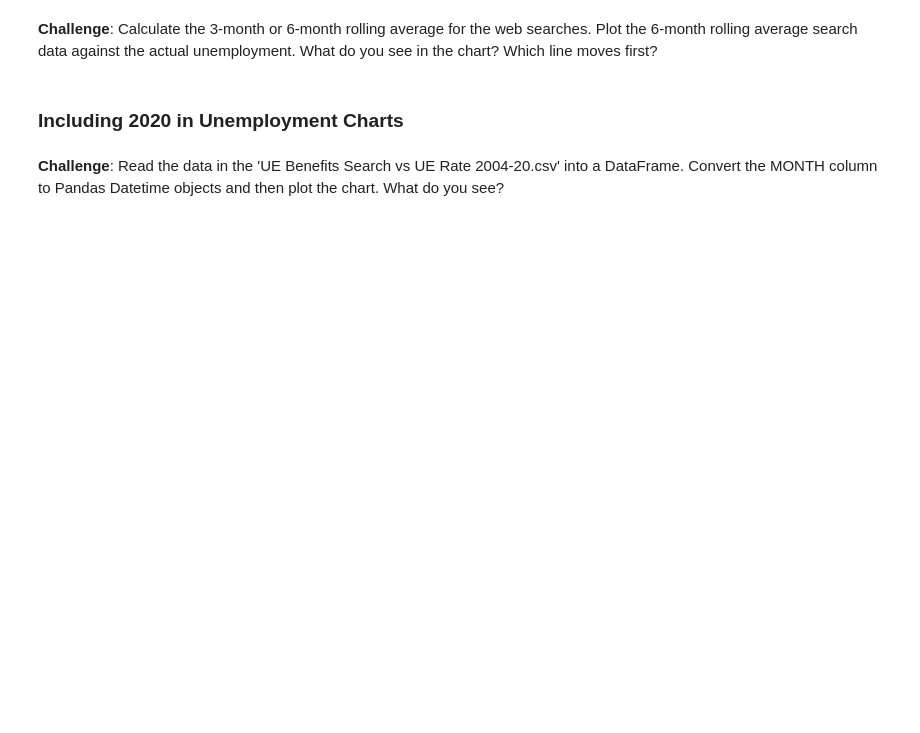
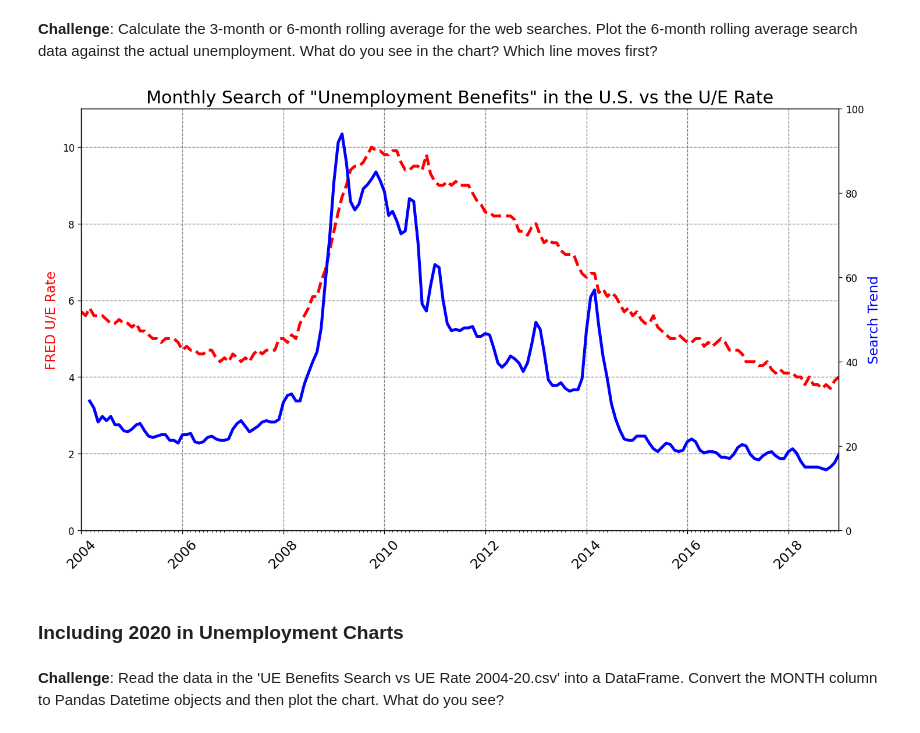
Before and after one commit to WilliamSpanfelner/day-74-visualise-time-series, a Jupyter notebook: day_74_Google_Trends_and_Data_Visualisation.ipynb, the cells around one changed output. Drawn from its saved outputs; the diff is of its cells as text; code cells hidden in the pictures; blank space fills up the shorter version.

```diff
--- a/day_74_Google_Trends_and_Data_Visualisation.ipynb
+++ b/day_74_Google_Trends_and_Data_Visualisation.ipynb
@@ -483,5 +567,35 @@ How to add tick formatting for dates on the x-axis.
 # %% [markdown]
 **Challenge**: Calculate the 3-month or 6-month rolling average for the web searches. Plot the 6-month rolling average search data against the actual unemployment. What do you see in the chart? Which line moves first?
+# %%
+rolling_df = df_unemployment.rolling(window=3).mean()
+
+plt.figure(figsize=(14,8), dpi=120)
+plt.title('Monthly Search of "Unemployment Benefits" in the U.S. vs the U/E Rate', fontsize=18)
+plt.xticks(fontsize=14, rotation=45)
+
+ax1 = plt.gca()
+ax2 = ax1.twinx()
+
+ax1.xaxis.set_major_locator(years)
+ax1.xaxis.set_major_formatter(years_fmt)
+ax1.xaxis.set_minor_locator(months)
+
+ax1.set_ylabel('FRED U/E Rate', color='#ff0000', fontsize=14)
+ax2.set_ylabel('Search Trend', color='blue', fontsize=14)
+
+ax1.set_ylim(ymin=0, ymax=11)
+ax2.set_ylim(ymin=0, ymax=100)
+
+ax1.set_xlim(df_unemployment.MONTH.min(), df_unemployment.MONTH.max())
+fmt = '--'
+
+ax1.plot(df_unemployment.MONTH, df_unemployment.UNRATE, fmt, color='#ff0000', linewidth=3)
+ax2.plot(df_unemployment.MONTH, rolling_df.UE_BENEFITS_WEB_SEARCH, color='blue', linewidth=3)
+
+ax1.grid(color='grey', linestyle='--')
+plt.show()
+# %% [output]
+[figure, added]
 # %% [markdown]
 ### Including 2020 in Unemployment Charts
 # %% [markdown]
```
Also changed, not shown: parts of 11 cells of this notebook.
